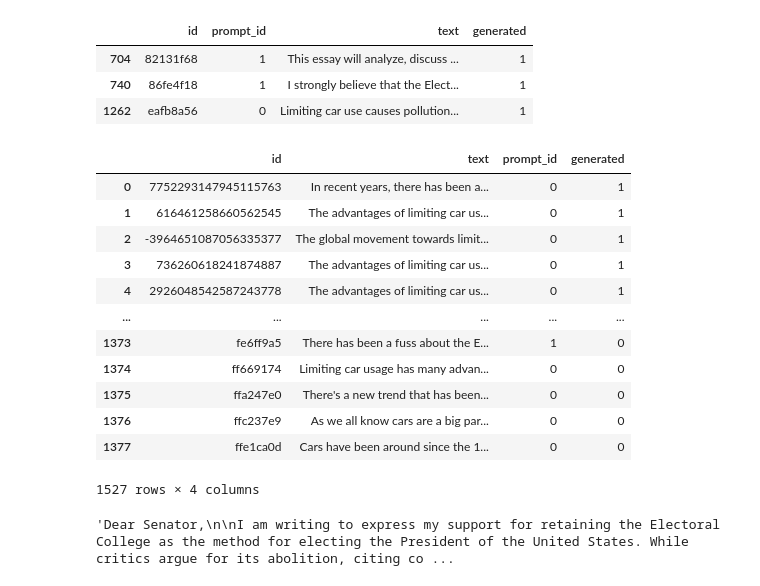
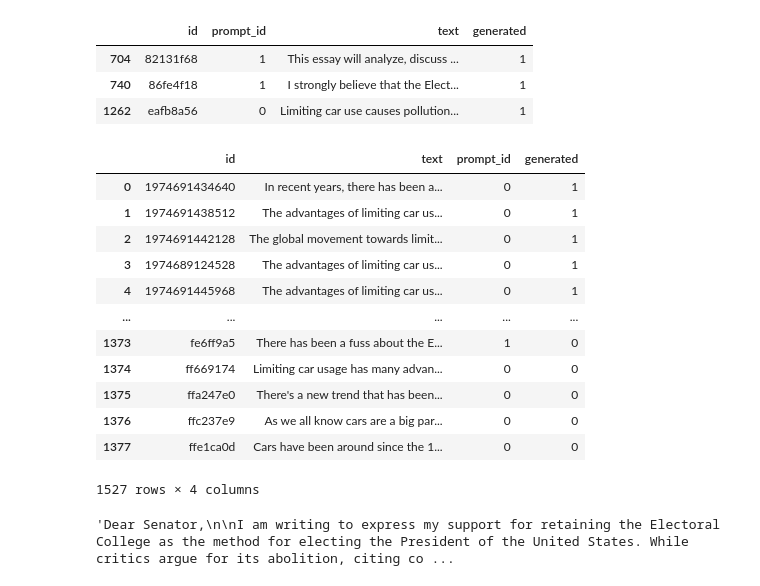
Before and after one commit to dimits-ts/practical_data_science, a Jupyter notebook: llm_detection/notebooks/llm_detection.ipynb, the cells around one changed output. Drawn from its saved outputs; the diff is of its cells as text; code cells hidden in the pictures.

```diff
--- a/llm_detection/notebooks/llm_detection.ipynb
+++ b/llm_detection/notebooks/llm_detection.ipynb
@@ -36,35 +36,35 @@ train_df[train_df.generated == 1]
 # %%
 def read_gpt(file: str) -> pd.Series:
     with open(os.path.join(DATA_PATH, file), encoding="utf8") as f:
         contents = f.read()
     responses = list(filter(lambda x: x.startswith(" ChatGPT"),
                         contents.split("##")))
     clear_responses = [res.replace("ChatGPT", "").replace("~", "").strip()
                             for res in responses]
     return pd.Series(clear_responses)
 
 
 chat_gpt_environment = read_gpt("chatgpt_cars.md")
-envir_df = pd.DataFrame({"id": [hash(text) for text in chat_gpt_environment],
+envir_df = pd.DataFrame({"id": [str(id(text)) for text in chat_gpt_environment],
                          "text": chat_gpt_environment,
                          "prompt_id": np.zeros_like(chat_gpt_environment),
                          "generated": np.ones_like(chat_gpt_environment)})
 
 chat_gpt_electoral = read_gpt("chatgpt_electoral.md")
-elect_df = pd.DataFrame({"id": [hash(text) for text in chat_gpt_electoral],
+elect_df = pd.DataFrame({"id": [str(id(text)) for text in chat_gpt_electoral],
                          "text": chat_gpt_electoral,
                          "prompt_id": np.ones_like(chat_gpt_electoral),
                          "generated": np.ones_like(chat_gpt_electoral)})
 
 df = pd.concat([envir_df, elect_df, train_df])
 df
 # %% [output]
 |  | id | text | prompt_id | generated |
-| 0 | 7752293147945115763 | In recent years, there has been a... | 0 | 1 |
-| 1 | 616461258660562545 | The advantages of limiting car us... | 0 | 1 |
-| 2 | -3964651087056335377 | The global movement towards limit... | 0 | 1 |
-| 3 | 736260618241874887 | The advantages of limiting car us... | 0 | 1 |
-| 4 | 2926048542587243778 | The advantages of limiting car us... | 0 | 1 |
+| 0 | 1974691434640 | In recent years, there has been a... | 0 | 1 |
+| 1 | 1974691438512 | The advantages of limiting car us... | 0 | 1 |
+| 2 | 1974691442128 | The global movement towards limit... | 0 | 1 |
+| 3 | 1974689124528 | The advantages of limiting car us... | 0 | 1 |
+| 4 | 1974691445968 | The advantages of limiting car us... | 0 | 1 |
 | ... | ... | ... | ... | ... |
 | 1373 | fe6ff9a5 | There has been a fuss about the E... | 1 | 0 |
 | 1374 | ff669174 | Limiting car usage has many advan... | 0 | 0 |
```
Also changed, not shown: parts of 19 cells of this notebook.
